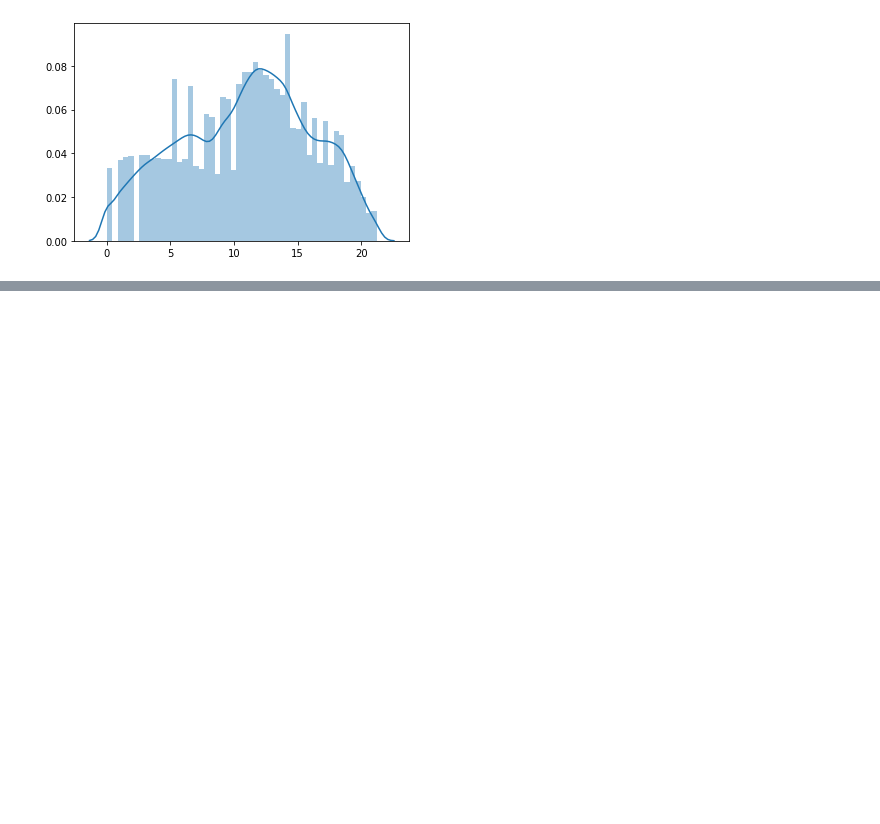
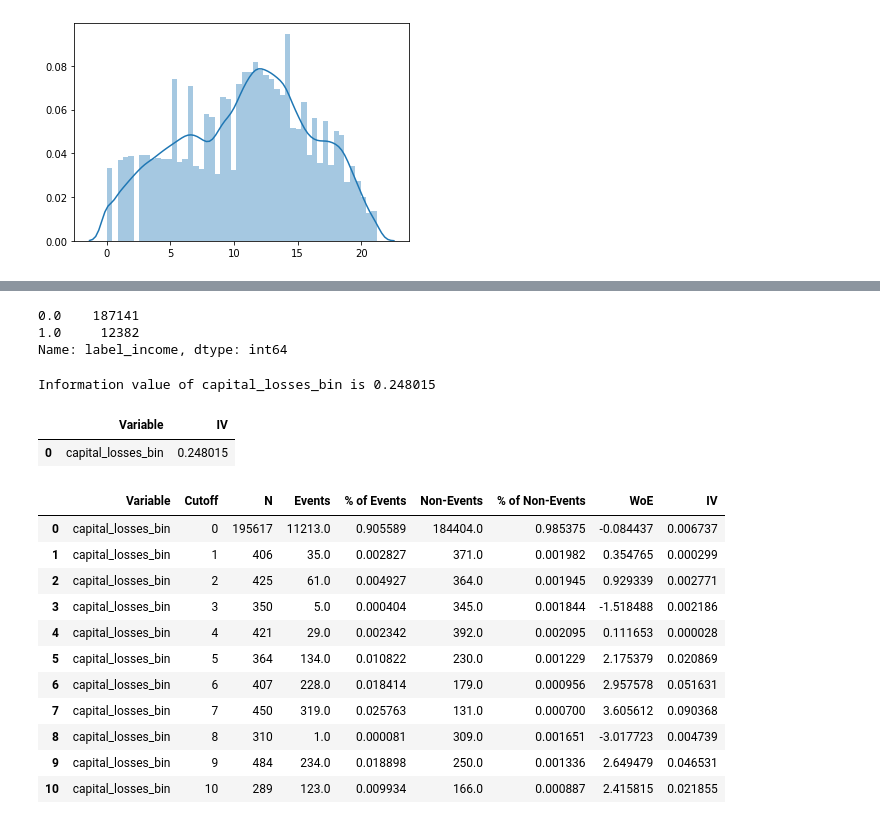
Before and after one commit to tomtang110/RecommendationAlgorithmPractice, a Jupyter notebook: FeatureEnginnering/ContinuousFeature.ipynb, the cells around one changed output, grey strips where cells are left out. Cells and saved outputs as stored; diff of their text form; code cells hidden in the pictures; blank space fills up the shorter version.

```diff
--- a/FeatureEnginnering/ContinuousFeature.ipynb
+++ b/FeatureEnginnering/ContinuousFeature.ipynb
@@ -139,0 +295,4 @@ sns.distplot(age_boxcox[0])
+# %%
+## zero as float('-inf') is added into the rb
+real_rmb,rb = pd.cut(train_df.capital_losses,bins=[float('-inf'),55., 1504., 1602., 1721., 1876., 1887., 1902., 1977., 2149.,
+       2415., 4608.],retbins=True)
@@ -139,0 +321,3 @@ sns.distplot(age_boxcox[0])
+# %%
+# remove outlier and equal frequency bining, the number of bin is 10
+train_df['capital_losses_bin'] = pd.cut(train_df.capital_losses,bins=rb,labels=[int(i) for i in range(len(rb)-1)])
@@ -139,0 +339,6 @@ sns.distplot(age_boxcox[0])
+# %%
+train_df['label_income'].value_counts()
+# %% [output]
+0.0    187141
+1.0     12382
+Name: label_income, dtype: int64
@@ -139,0 +348,24 @@ sns.distplot(age_boxcox[0])
+# %%
+IV_value,bin_value = iv_woe(train_df,'capital_losses_bin','label_income',)
+# %% [output]
+Information value of capital_losses_bin is 0.248015
+# %%
+IV_value
+# %% [output]
+|  | Variable | IV |
+| 0 | capital_losses_bin | 0.248015 |
+# %%
+bin_value
+# %% [output]
+|  | Variable | Cutoff | N | Events | % of Events | Non-Events | % of Non-Events | WoE | IV |
+| 0 | capital_losses_bin | 0 | 195617 | 11213.0 | 0.905589 | 184404.0 | 0.985375 | -0.084437 | 0.006737 |
+| 1 | capital_losses_bin | 1 | 406 | 35.0 | 0.002827 | 371.0 | 0.001982 | 0.354765 | 0.000299 |
+| 2 | capital_losses_bin | 2 | 425 | 61.0 | 0.004927 | 364.0 | 0.001945 | 0.929339 | 0.002771 |
+| 3 | capital_losses_bin | 3 | 350 | 5.0 | 0.000404 | 345.0 | 0.001844 | -1.518488 | 0.002186 |
+| 4 | capital_losses_bin | 4 | 421 | 29.0 | 0.002342 | 392.0 | 0.002095 | 0.111653 | 0.000028 |
+| 5 | capital_losses_bin | 5 | 364 | 134.0 | 0.010822 | 230.0 | 0.001229 | 2.175379 | 0.020869 |
+| 6 | capital_losses_bin | 6 | 407 | 228.0 | 0.018414 | 179.0 | 0.000956 | 2.957578 | 0.051631 |
+| 7 | capital_losses_bin | 7 | 450 | 319.0 | 0.025763 | 131.0 | 0.000700 | 3.605612 | 0.090368 |
+| 8 | capital_losses_bin | 8 | 310 | 1.0 | 0.000081 | 309.0 | 0.001651 | -3.017723 | 0.004739 |
+| 9 | capital_losses_bin | 9 | 484 | 234.0 | 0.018898 | 250.0 | 0.001336 | 2.649479 | 0.046531 |
+| 10 | capital_losses_bin | 10 | 289 | 123.0 | 0.009934 | 166.0 | 0.000887 | 2.415815 | 0.021855 |
```
Also changed, not shown: parts of 49 cells of this notebook, 4 other files.
